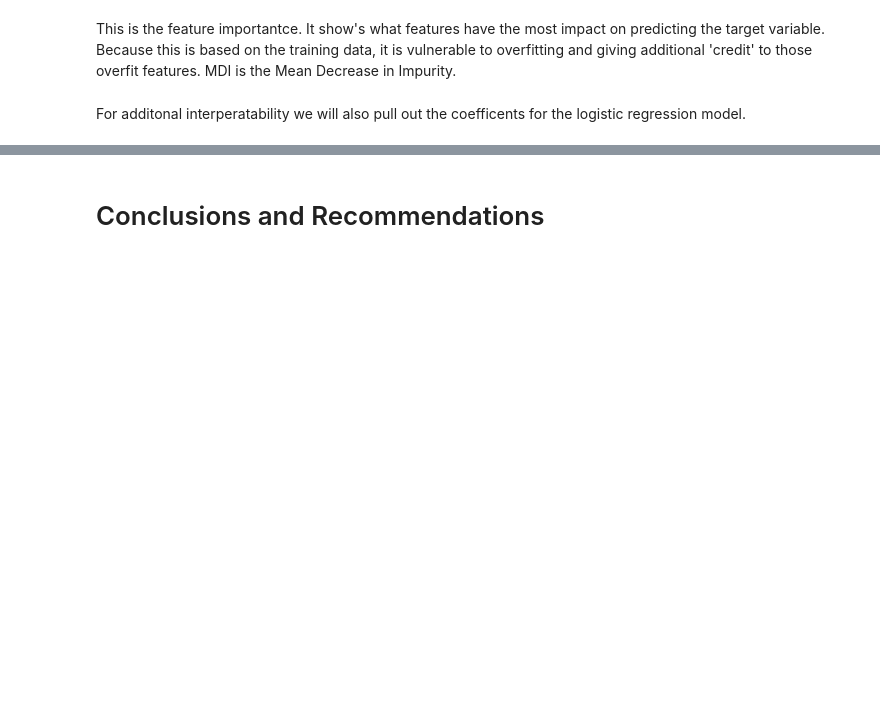
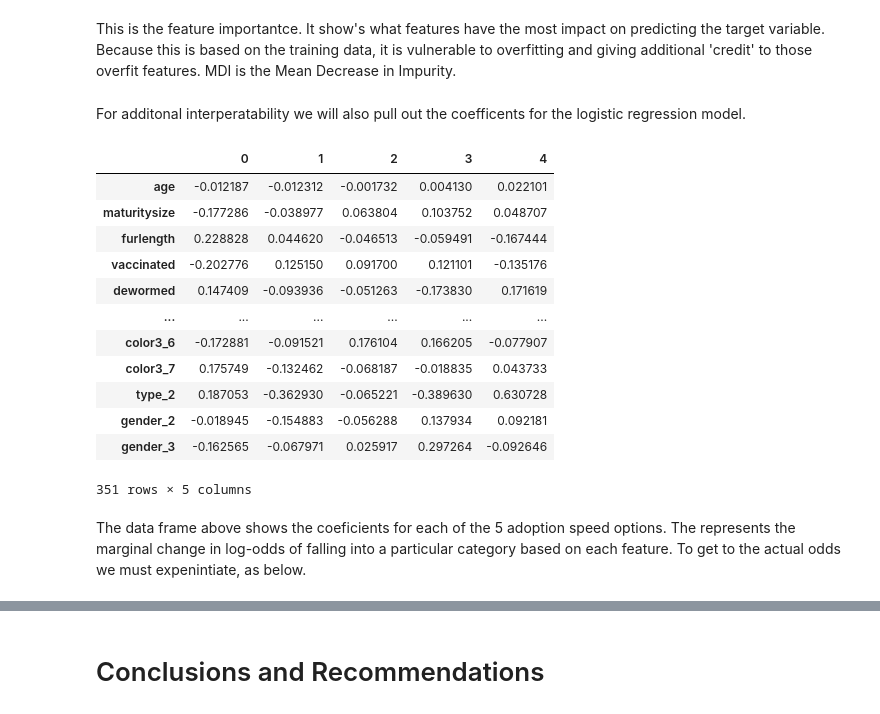
Before and after one commit to weisja4/pet_adoption_capstone, a Jupyter notebook: code/Pet Adoption - EDA and Categorical Modeling.ipynb, the cells around one changed output, grey strips where cells are left out. Drawn from its saved outputs; the diff is of its cells as text; code cells hidden in the pictures; blank space fills up the shorter version.

```diff
--- a/code/Pet Adoption - EDA and Categorical Modeling.ipynb
+++ b/code/Pet Adoption - EDA and Categorical Modeling.ipynb
@@ -447,3 +447,10 @@ pets['breed1'][:3]
 1    Domestic Short Hair
 2            Mixed Breed
 Name: breed1, dtype: object
+# %%
+for n in range(1,len(breeds)):
+    pets['breed2'] = pets['breed1'].replace(breeds[n]['FIELD1'], breeds[n]['FIELD2'])
+
+
+
+pets['breed2'][:3]
@@ -1327,0 +1298,18 @@ y_preds
+# %%
+df.T
+# %% [output]
+|  | 0 | 1 | 2 | 3 | 4 |
+| age | -0.012187 | -0.012312 | -0.001732 | 0.004130 | 0.022101 |
+| maturitysize | -0.177286 | -0.038977 | 0.063804 | 0.103752 | 0.048707 |
+| furlength | 0.228828 | 0.044620 | -0.046513 | -0.059491 | -0.167444 |
+| vaccinated | -0.202776 | 0.125150 | 0.091700 | 0.121101 | -0.135176 |
+| dewormed | 0.147409 | -0.093936 | -0.051263 | -0.173830 | 0.171619 |
+| ... | ... | ... | ... | ... | ... |
+| color3_6 | -0.172881 | -0.091521 | 0.176104 | 0.166205 | -0.077907 |
+| color3_7 | 0.175749 | -0.132462 | -0.068187 | -0.018835 | 0.043733 |
+| type_2 | 0.187053 | -0.362930 | -0.065221 | -0.389630 | 0.630728 |
+| gender_2 | -0.018945 | -0.154883 | -0.056288 | 0.137934 | 0.092181 |
+| gender_3 | -0.162565 | -0.067971 | 0.025917 | 0.297264 | -0.092646 |
+351 rows × 5 columns
+# %% [markdown]
+The data frame above shows the coeficients for each of the 5 adoption speed options. The represents the marginal change in log-odds of falling into a particular category based on each feature. To get to the actual odds we must expenintiate, as below.
```
Also changed, not shown: parts of 17 cells of this notebook.
